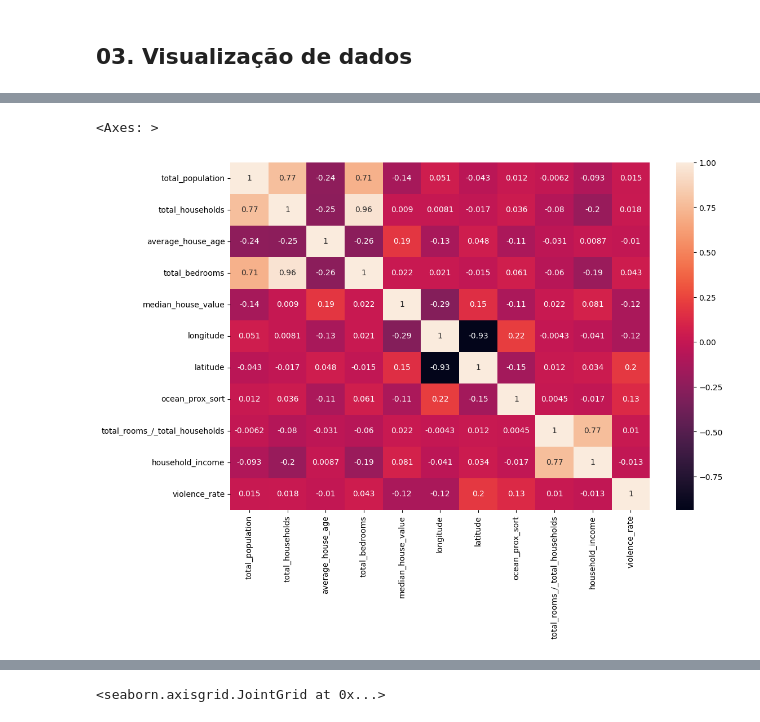
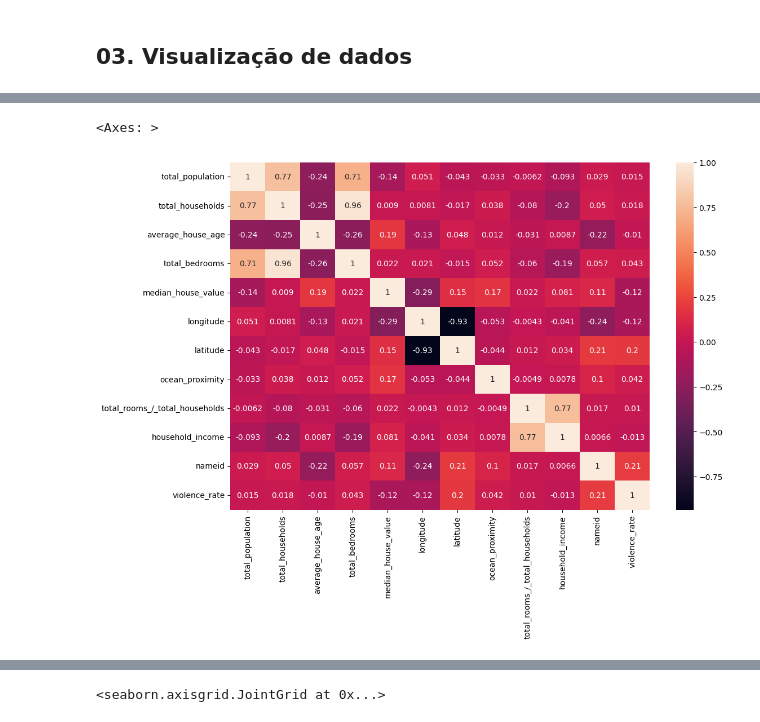
Before and after one commit to christhiangoncalves/Calculo_de_Preco_Casas_California, a Jupyter notebook: California_house_Price.ipynb, the cells around one changed output, grey strips where cells are left out. Cells and saved outputs as stored; diff of their text form; code cells hidden in the pictures.

```diff
--- a/California_house_Price.ipynb
+++ b/California_house_Price.ipynb
@@ -228,8 +222,9 @@ df_house.merge(temp, on='total_rooms')
 # %%
 #Transformando categorias em pesos numéricos
-idprox,prox = df_house['ocean_proximity'].factorize()
-df_house['ocean_prox_sort'] = idprox
-display(df_house['ocean_proximity'].value_counts(), df_house['ocean_prox_sort'].value_counts())
+ocean_prox = df_house['ocean_proximity'].value_counts()
+df_house['ocean_proximity'] = LabelEncoder().fit_transform(df_house['ocean_proximity'])
+
+display(ocean_prox, df_house['ocean_proximity'].value_counts())
 # %% [output]
 ocean_proximity
 INLAND        12869
@@ -392,7 +405,7 @@ dtype: float64
 ## 03. Visualização de dados
 # %%
 
-df_merged_h_c = df_merged_h_c.drop(columns=['nameid','City'])
+df_merged_h_c = df_merged_h_c.drop(columns=['name','City','nameid'])
 df_merged_h_c.info()
 # %% [output]
 <class 'pandas.core.frame.DataFrame'>
@@ -421,0 +430,8 @@ sns.pairplot(df_merged_h_c)
+# %%
+df_merged_h_c['nameid'] =  LabelEncoder().fit_transform(df_merged_h_c['nameid'])
+# %%
+df_merged_h_c['nameid'] =  LabelEncoder().fit_transform(df_merged_h_c['nameid'])
+
+encoded_Cityid = pd.get_dummies(df_merged_h_c['nameid'],prefix='city')
+sns.pairplot(df_merged_h_c,hue= 'median_house_value')
+#encoded_Cityid.
@@ -422,10 +457,10 @@ sns.pairplot(df_merged_h_c)
 # %%
-df_merged_h_c = df_merged_h_c.drop(columns=['name'])
+#df_merged_h_c = df_merged_h_c.drop(columns=['name'])
 plt.figure(figsize=(12,8))
 sns.heatmap(df_merged_h_c.corr(),annot=True)
 # %% [output]
 <Axes: >
-[figure, old version]
+[figure, new version]
 # %%
 df_merged_h_c
 # %% [output]
```
Also changed, not shown: parts of 18 cells of this notebook.
